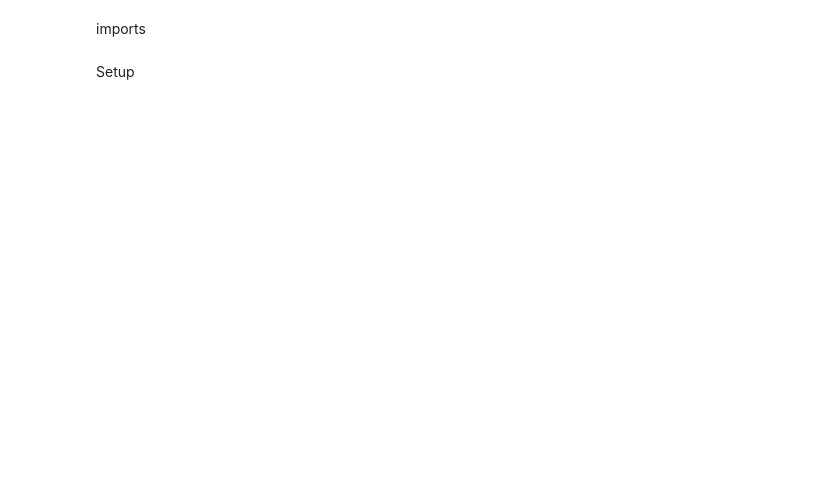
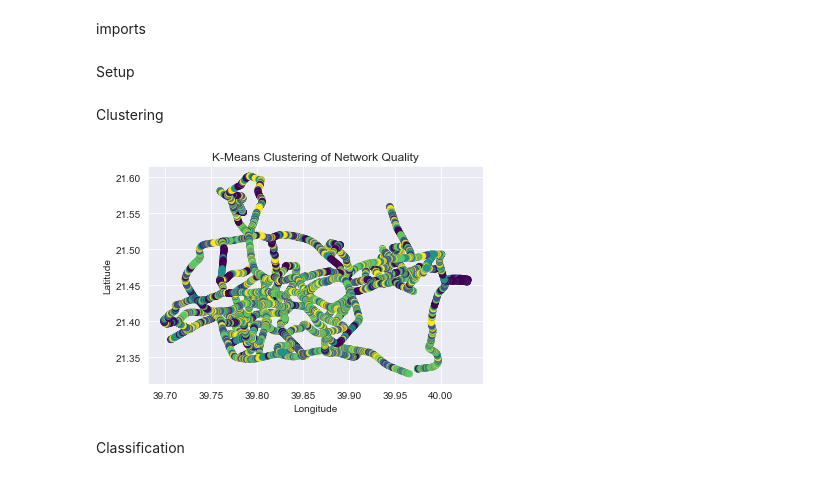
Before and after one commit to Liloiscracked/Predicting-Model-, a Jupyter notebook: 2g/ML.ipynb, the cells around one changed output. Drawn from its saved outputs; the diff is of its cells as text; code cells hidden in the pictures; blank space fills up the shorter version.

```diff
--- a/2g/ML.ipynb
+++ b/2g/ML.ipynb
@@ -26,2 +29,27 @@ from sklearn.model_selection import cross_val_score
 # %% [markdown]
 Setup
+# %%
+conn = sqlite3.connect('../nokia.db')
+df = pd.read_sql_query("SELECT * FROM Makkah_2g", conn)
+conn.close()
+# %% [markdown]
+Clustering
+# %%
+# Select features for clustering
+features = df[['Latitude', 'Longitude', 'GSM Rx Qual-GSM Serving Cell Rx Qual Sub', 'GSM Power-GSM Serving Cell Rx Level Sub']].dropna()
+
+# Apply K-Means Clustering
+kmeans = KMeans(n_clusters=5)
+kmeans.fit(features)
+features['Cluster'] = kmeans.labels_
+
+# Plot the clusters
+plt.scatter(features['Longitude'], features['Latitude'], c=features['Cluster'], cmap='viridis', alpha=0.5)
+plt.xlabel('Longitude')
+plt.ylabel('Latitude')
+plt.title('K-Means Clustering of Network Quality')
+plt.show()
+# %% [output]
+[figure, added]
+# %% [markdown]
+Classification
```
Also changed, not shown: parts of 5 cells of this notebook.
